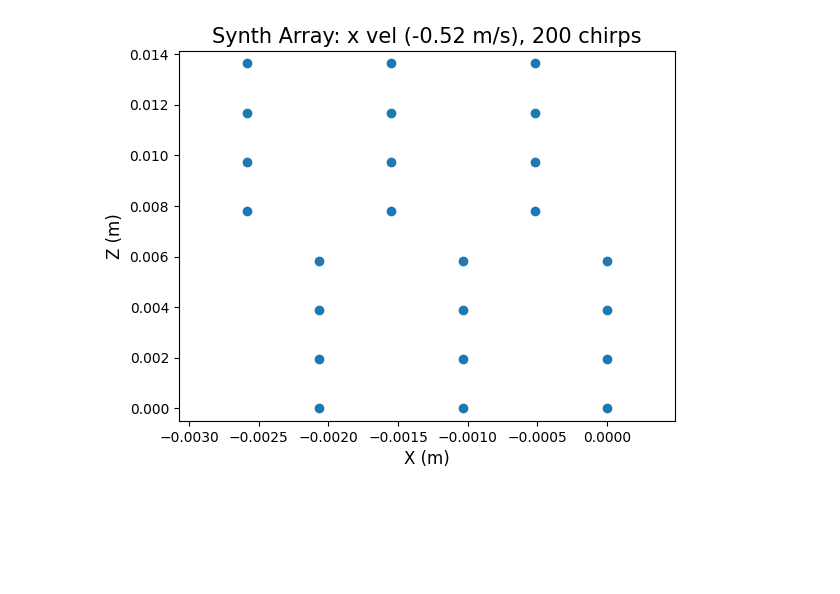
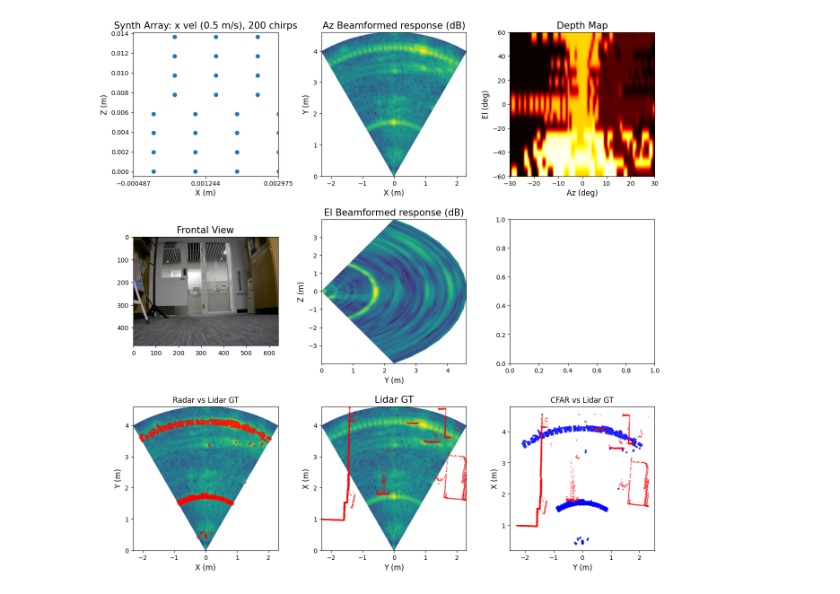
Before and after one commit to davidmhunt/mmwave_radar_processing, a Jupyter notebook: notebooks/testing_synthetic_arrays.ipynb, the cells around one changed output. Drawn from its saved outputs; the diff is of its cells as text; code cells hidden in the pictures; blank space fills up the shorter version.

Commit message:
implemented cfar and new visualizatoins

```diff
--- a/notebooks/testing_synthetic_arrays.ipynb
+++ b/notebooks/testing_synthetic_arrays.ipynb
@@ -20,12 +19,12 @@ from mmwave_radar_processing.plotting.movies_mmWave_data import MovieGeneratorMm
 # %%
 cfg_manager = ConfigManager()
 
-cfg_path = os.path.join(CONFIG_DIRECTORY,"RadSAR.cfg")
+cfg_path = os.path.join(CONFIG_DIRECTORY,"RadSAR_2_sr.cfg")
 cfg_manager.load_cfg(cfg_path)
 cfg_manager.compute_radar_perforance(profile_idx=0)
 # %%
 #load the dataset
-dataset_name = "RadSAR_1_m_per_s"
+dataset_name = "RadSAR_2_CPSL"
 dataset_path = os.path.join(DATASET_PATH,os.pardir,"RadSAR",dataset_name)
 dataset = CpslDS(
     dataset_path=dataset_path,
@@ -54,14 +95,11 @@ synthetic_array_plotter = PlotterSyntheticArrayData(
 # %%
-idx = 0
-while np.mean(dataset.get_vehicle_vel_data(idx)[:,1]) < 0.5:
+idx = 100
+while np.abs(np.mean(dataset.get_vehicle_vel_data(idx)[:,1])) < 0.4:
     idx += 1
 vel = np.mean(dataset.get_vehicle_vel_data(idx)[:,1])
 
-synthetic_array_processor._generate_array_geometries(
+processor._generate_array_geometries(
     vels=np.array([-vel,0,0])
 )
-
-print(vel)
-print(synthetic_array_processor.chirp_period_us * vel)
-print(synthetic_array_processor.p_z_m[:,1])
+print(idx)
 # %% [output]
@@ -70,0 +107,15 @@ print(synthetic_array_processor.p_z_m[:,1])
+# %%
+#get the velocity of the vehicle
+vel = np.mean(dataset.get_vehicle_vel_data(idx)[:,1])
+
+#generate the array geometry
+processor._generate_array_geometries(
+    vels=np.array([-vel,0,0])
+)
+#get the adc cube
+adc_cube = dataset.get_radar_data(idx)
+#compute the response
+resp = processor.process(adc_cube)
+dets = processor.beamformed_dets
+#get the lidar pointcloud for gt comparison
+lidar_pc_raw = dataset.get_lidar_point_cloud_raw(idx)
@@ -71,7 +149,13 @@ print(synthetic_array_processor.p_z_m[:,1])
 # %%
-synthetic_array_plotter.plot_synthetic_array_geometry(
+synthetic_array_plotter.plot_compilation(
+    adc_cube=adc_cube,
     vels=np.array([-vel,0,0]),
+    camera_view=dataset.get_camera_frame(idx),
+    lidar_pc_raw=lidar_pc_raw,
+    lidar_radar_offset_rad=np.deg2rad(180),
+    convert_to_dB=True,
+    cmap="viridis",
     show=True
 )
 # %% [output]
-[figure, old version]
+[figure, new version]
```
Also changed, not shown: parts of 10 cells of this notebook, 16 other files.
